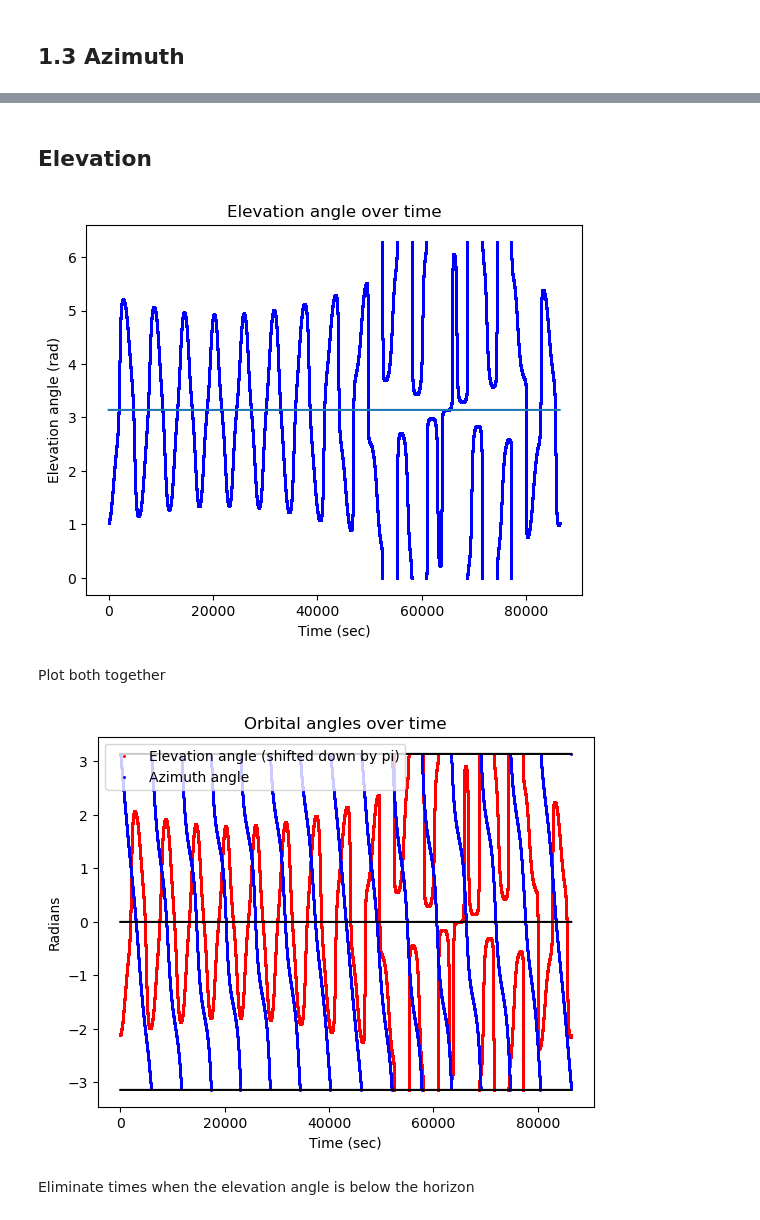
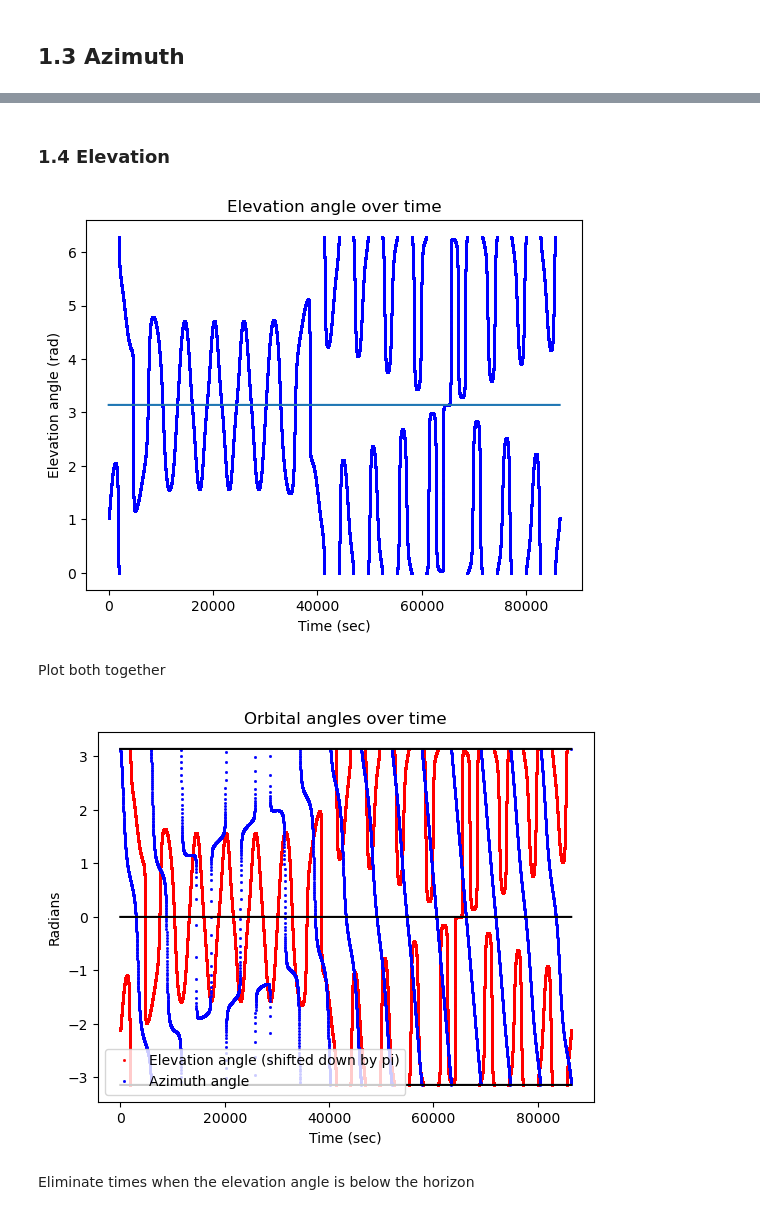
Before and after one commit to UChicago-PULSE/optical-ground-station, a Jupyter notebook: Slew Rate Calculations.ipynb, the cells around one changed output, grey strips where cells are left out. Cells and saved outputs as stored; diff of their text form; code cells hidden in the pictures.

```diff
--- a/Slew Rate Calculations.ipynb
+++ b/Slew Rate Calculations.ipynb
@@ -25,7 +25,7 @@ def t_s(t):
     return((2*np.pi*t)/T_s)
 #Three aux functions
 def u(t):
-    result=np.sin(L)*np.cos(t_e(t))*np.cos(t_s(t))+np.sin(L)*np.sin(t_e(t))*np.cos(a)*np.sin(t_s(t))
+    result=np.sin(L)*np.cos(t_e(t))*np.cos(t_s(t))+np.sin(L)*np.sin(t_e(t))*np.cos(a)*np.sin(t_s(t))-1*np.cos(L)*np.sin(a)*np.sin(t_s(t))
     return(result)
 def v(t):
     result=-1*np.sin(t_e(t))*np.cos(t_s(t))+np.cos(t_e(t))*np.cos(a)*np.sin(t_s(t))
@@ -80,5 +80,5 @@ plt.show()
 # %% [markdown]
-## Elevation
+### 1.4 Elevation
 # %%
 def z_3(t):
     result=u(t)**2-v(t)**2+1j*w(t)
@@ -99,23 +99,23 @@ plt.xlabel("Time (sec)")
 plt.ylabel("Elevation angle (rad)")
 plt.show()
 # %% [output]
-[figure, old version]
+[figure, new version]
 # %% [markdown]
 Plot both together
 # %%
 plt.plot(t_2,elev_angles_calc-np.ones(len(elev_angles_calc))*np.pi,'rs',ms=1,label='Elevation angle (shifted down by pi)')
 plt.plot(t_1,az_angles_calc,'bs',ms=1,label='Azimuth angle')
 plt.title("Orbital angles over time")
 plt.xlabel("Time (sec)")
 plt.ylabel("Radians")
 #Plot out lines for easier viewing
-plt.plot(t_1,np.pi*(t/t),'k')
-plt.plot(t_1,-np.pi*(t/t),'k')
-plt.plot(t_1,0*(t/t),'k')
+plt.plot(t_1,np.pi*(t_1/t_1),'k')
+plt.plot(t_1,-np.pi*(t_1/t_1),'k')
+plt.plot(t_1,0*(t_1/t_1),'k')
 plt.legend()
 plt.show()
 # %% [output]
-[figure, old version]
+[figure, new version]
 # %% [markdown]
 Eliminate times when the elevation angle is below the horizon
 # %%
```
Also changed, not shown: parts of 21 cells of this notebook.
